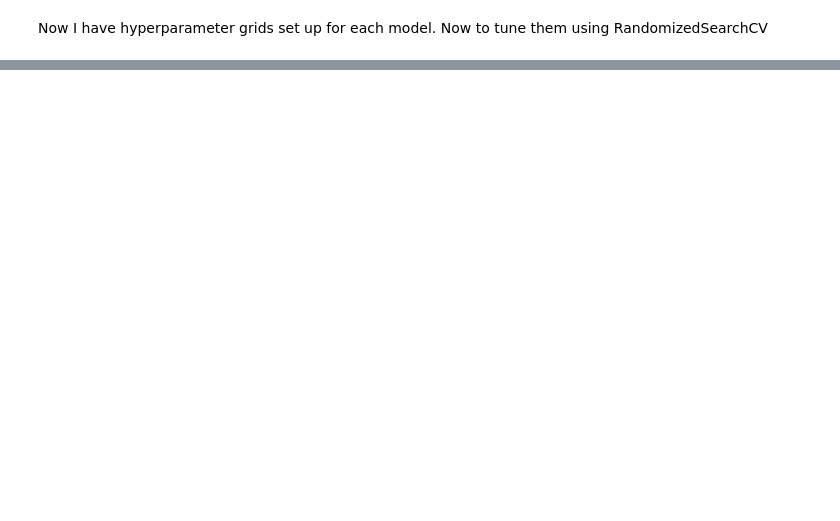
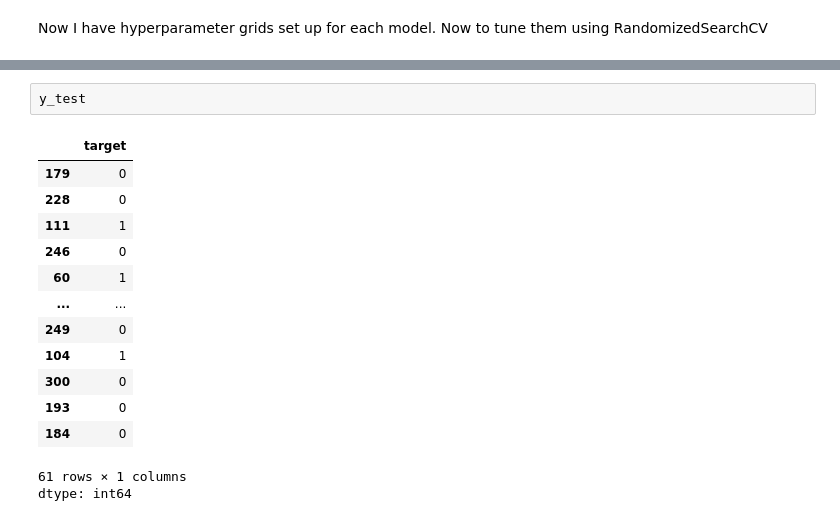
Before and after one commit to hmblackwood/Heart_Disease_Project, a Jupyter notebook: Heart_Disease_Project.ipynb, the cells around one changed output, grey strips where cells are left out. Drawn from its saved outputs; the diff is of its cells as text; blank space fills up the shorter version.

```diff
--- a/Heart_Disease_Project.ipynb
+++ b/Heart_Disease_Project.ipynb
@@ -626,0 +751,17 @@ Now I have hyperparameter grids set up for each model. Now to tune them using Ra
+# %%
+y_test
+# %% [output]
+|  | target |
+| 179 | 0 |
+| 228 | 0 |
+| 111 | 1 |
+| 246 | 0 |
+| 60 | 1 |
+| ... | ... |
+| 249 | 0 |
+| 104 | 1 |
+| 300 | 0 |
+| 193 | 0 |
+| 184 | 0 |
+61 rows × 1 columns
+dtype: int64
```
Also changed, not shown: parts of 23 cells of this notebook.
